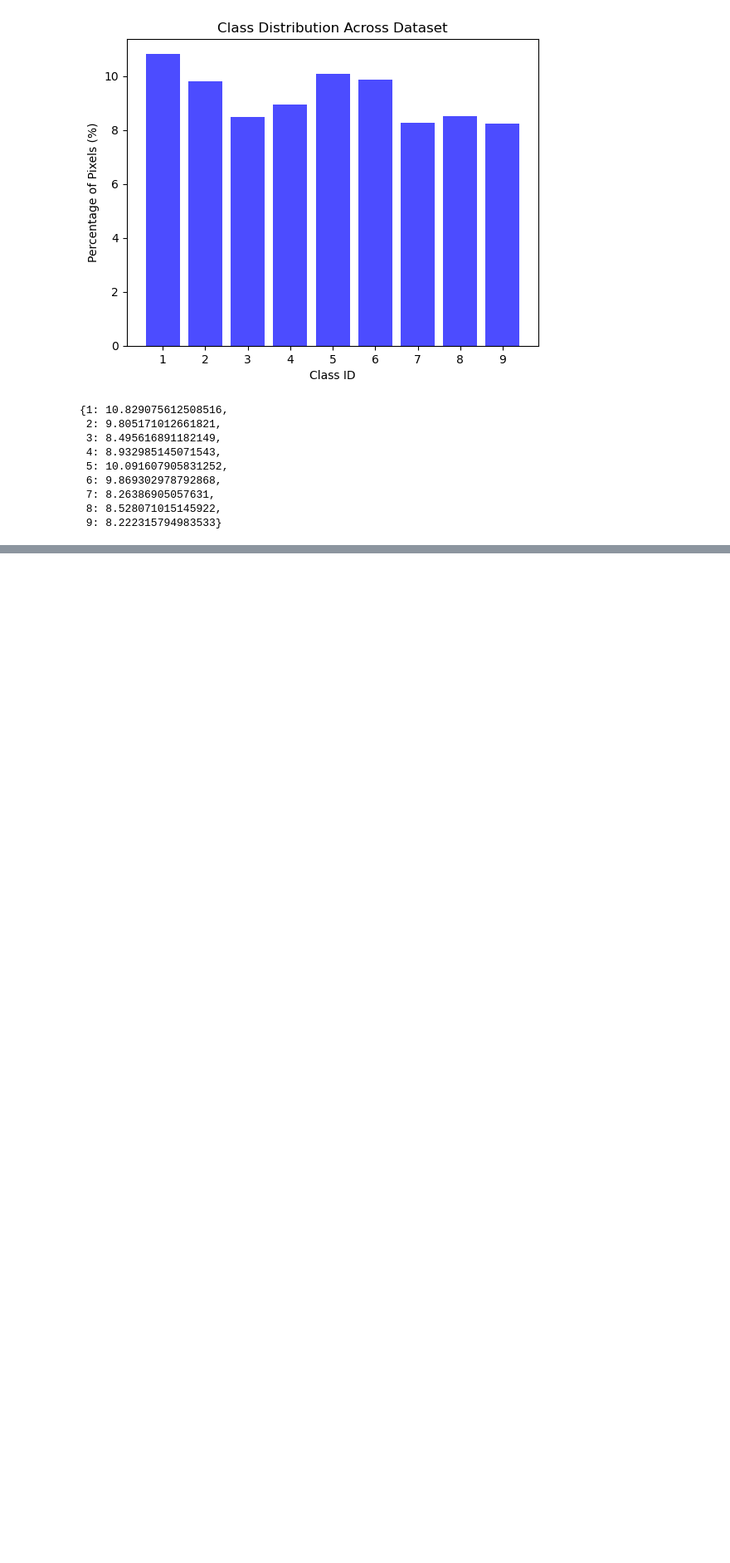
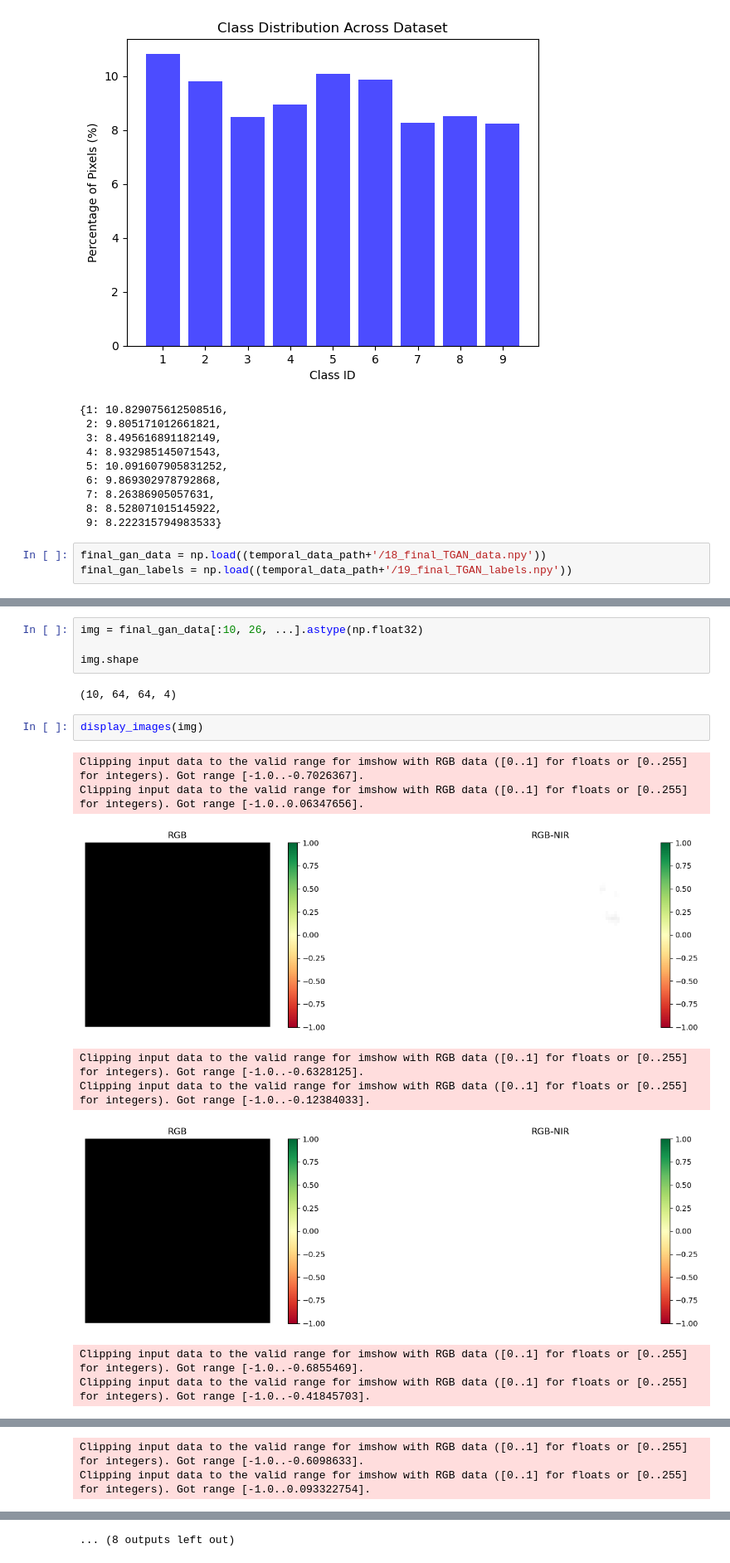
Before and after one commit to Suhaas0079/Farmland-Classification-using-Remote-Sensing, a Jupyter notebook: Notebooks/Data preprocessing - Train Data RGB+NIR-Temporal.ipynb, the cells around one changed output, grey strips where cells are left out. Shown at 83% size. Saved outputs shown, nothing was run; the diff lists cells and outputs as text; blank space fills up the shorter version.

```diff
--- a/Notebooks/Data preprocessing - Train Data RGB+NIR-Temporal.ipynb
+++ b/Notebooks/Data preprocessing - Train Data RGB+NIR-Temporal.ipynb
@@ -1146,3 +1146,6 @@ calculate_overall_class_distribution(final_gan_labels, False)
  7: 8.26386905057631,
  8: 8.528071015145922,
  9: 8.222315794983533}
+# %%
+final_gan_data = np.load((temporal_data_path+'/18_final_TGAN_data.npy'))
+final_gan_labels = np.load((temporal_data_path+'/19_final_TGAN_labels.npy'))
@@ -1148,0 +1156,17 @@ calculate_overall_class_distribution(final_gan_labels, False)
+# %%
+img = final_gan_data[:10, 26, ...].astype(np.float32)
+
+img.shape
+# %% [output]
+(10, 64, 64, 4)
+# %%
+display_images(img)
+# %% [output]
+Clipping input data to the valid range for imshow with RGB data ([0..1] for floats or [0..255] for integers). Got range [-1.0..-0.7026367].
+Clipping input data to the valid range for imshow with RGB data ([0..1] for floats or [0..255] for integers). Got range [-1.0..0.06347656].
+[figure, added]
+Clipping input data to the valid range for imshow with RGB data ([0..1] for floats or [0..255] for integers). Got range [-1.0..-0.6328125].
+Clipping input data to the valid range for imshow with RGB data ([0..1] for floats or [0..255] for integers). Got range [-1.0..-0.12384033].
+[figure, added]
+Clipping input data to the valid range for imshow with RGB data ([0..1] for floats or [0..255] for integers). Got range [-1.0..-0.6855469].
+Clipping input data to the valid range for imshow with RGB data ([0..1] for floats or [0..255] for integers). Got range [-1.0..-0.41845703].
@@ -1148,0 +1174,2 @@ calculate_overall_class_distribution(final_gan_labels, False)
+Clipping input data to the valid range for imshow with RGB data ([0..1] for floats or [0..255] for integers). Got range [-1.0..-0.6098633].
+Clipping input data to the valid range for imshow with RGB data ([0..1] for floats or [0..255] for integers). Got range [-1.0..0.093322754].
@@ -1148,0 +1183 @@ calculate_overall_class_distribution(final_gan_labels, False)
+... (8 outputs left out)
```
Also changed, not shown: parts of 2 cells of this notebook, 10 other files.
